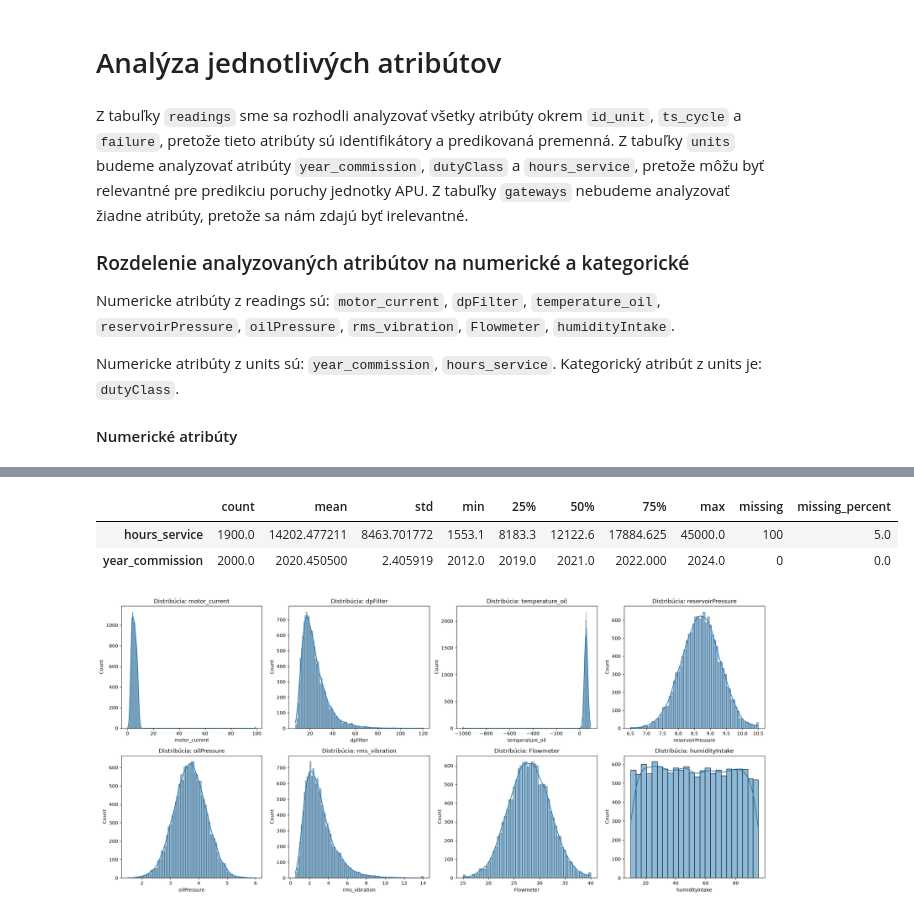
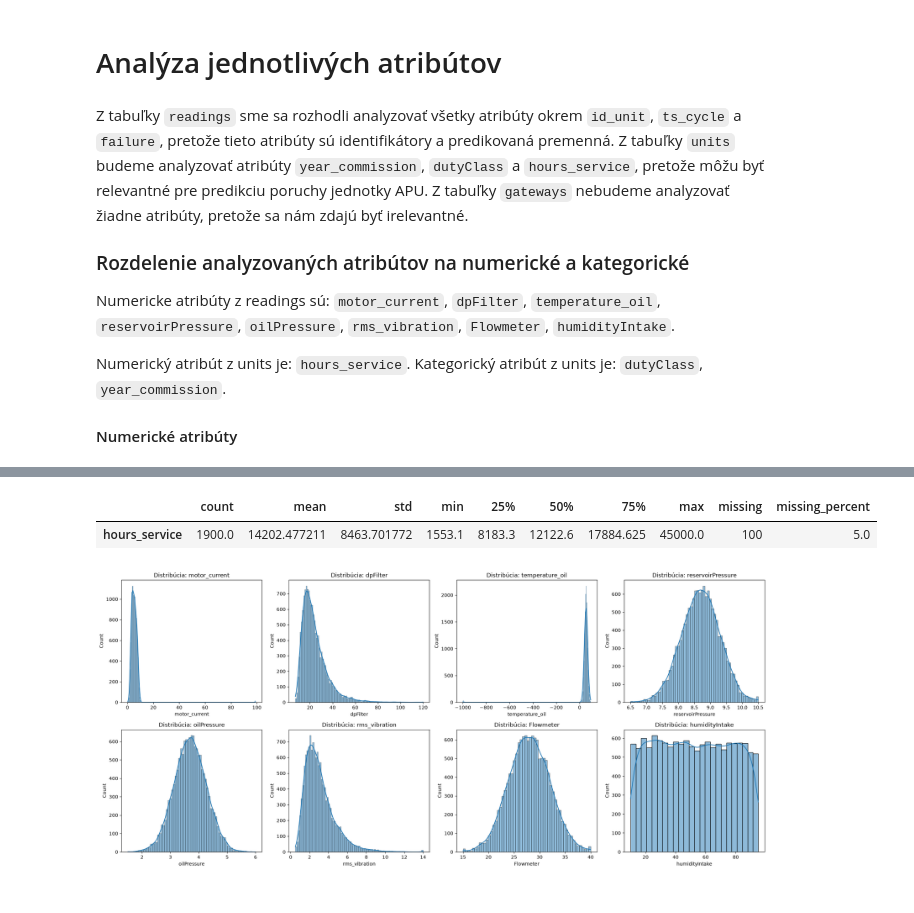
Before and after one commit to Langos428/IAU_projekt, a Jupyter notebook: projekt.ipynb, the cells around one changed output, grey strips where cells are left out. Saved outputs shown, nothing was run; the diff lists cells and outputs as text; code cells hidden in the pictures.

```diff
--- a/projekt.ipynb
+++ b/projekt.ipynb
@@ -229,8 +171,8 @@ Z tabuľky `units` budeme analyzovať atribúty `year_commission`, `dutyClass` a
 
 Numericke atribúty z readings sú: `motor_current`, `dpFilter`, `temperature_oil`, `reservoirPressure`, `oilPressure`, `rms_vibration`, `Flowmeter`, `humidityIntake`.
 
-Numericke atribúty z units sú: `year_commission`, `hours_service`.
-Kategorický atribút z units je: `dutyClass`.
+Numerický atribút z units je: `hours_service`.
+Kategorický atribút z units je: `dutyClass`, `year_commission`.
 
 #### Numerické atribúty
 # %%
@@ -265,12 +207,10 @@ get_numeric_summary(readings_df, readings_numeric_cols)
 | Flowmeter | 14281.0 | 27.964700 | 4.017371 | 15.00000 | 25.247930 | 27.94361 | 30.724780 | 40.00000 | 0 | 0.000000 |
 | humidityIntake | 13590.0 | 52.107720 | 24.435510 | 10.01145 | 30.797185 | 51.74089 | 73.310563 | 94.99296 | 691 | 4.838597 |
 # %%
-units_numeric_cols = ["hours_service", "year_commission"]
-get_numeric_summary(units_df, units_numeric_cols)
+get_numeric_summary(units_df, ["hours_service"])
 # %% [output]
 |  | count | mean | std | min | 25% | 50% | 75% | max | missing | missing_percent |
 | hours_service | 1900.0 | 14202.477211 | 8463.701772 | 1553.1 | 8183.3 | 12122.6 | 17884.625 | 45000.0 | 100 | 5.0 |
-| year_commission | 2000.0 | 2020.450500 | 2.405919 | 2012.0 | 2019.0 | 2021.0 | 2022.000 | 2024.0 | 0 | 0.0 |
 # %%
 def plot_numeric_distributions(df, numeric_cols, rows, cols, figsize):
     fig, axes = plt.subplots(rows, cols, figsize=figsize)
```
Also changed, not shown: parts of 30 cells of this notebook.
